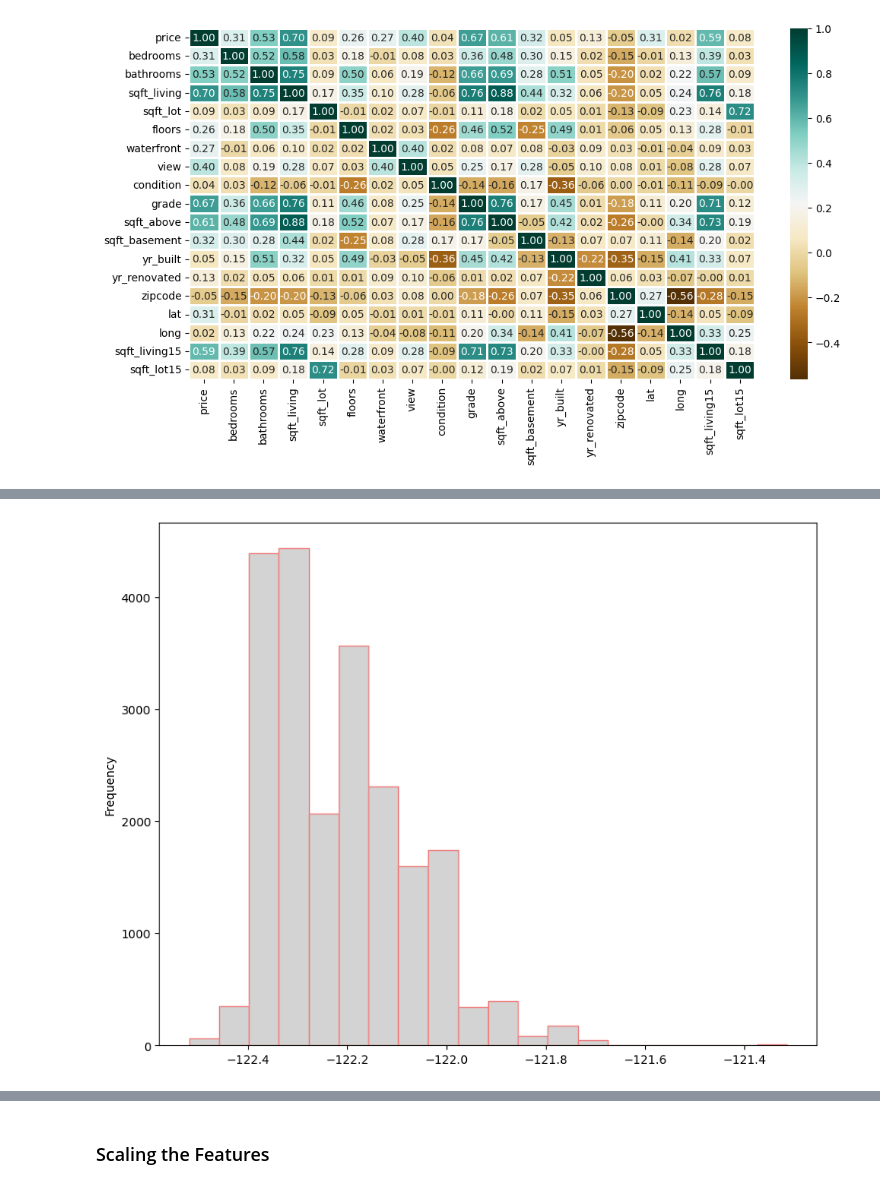
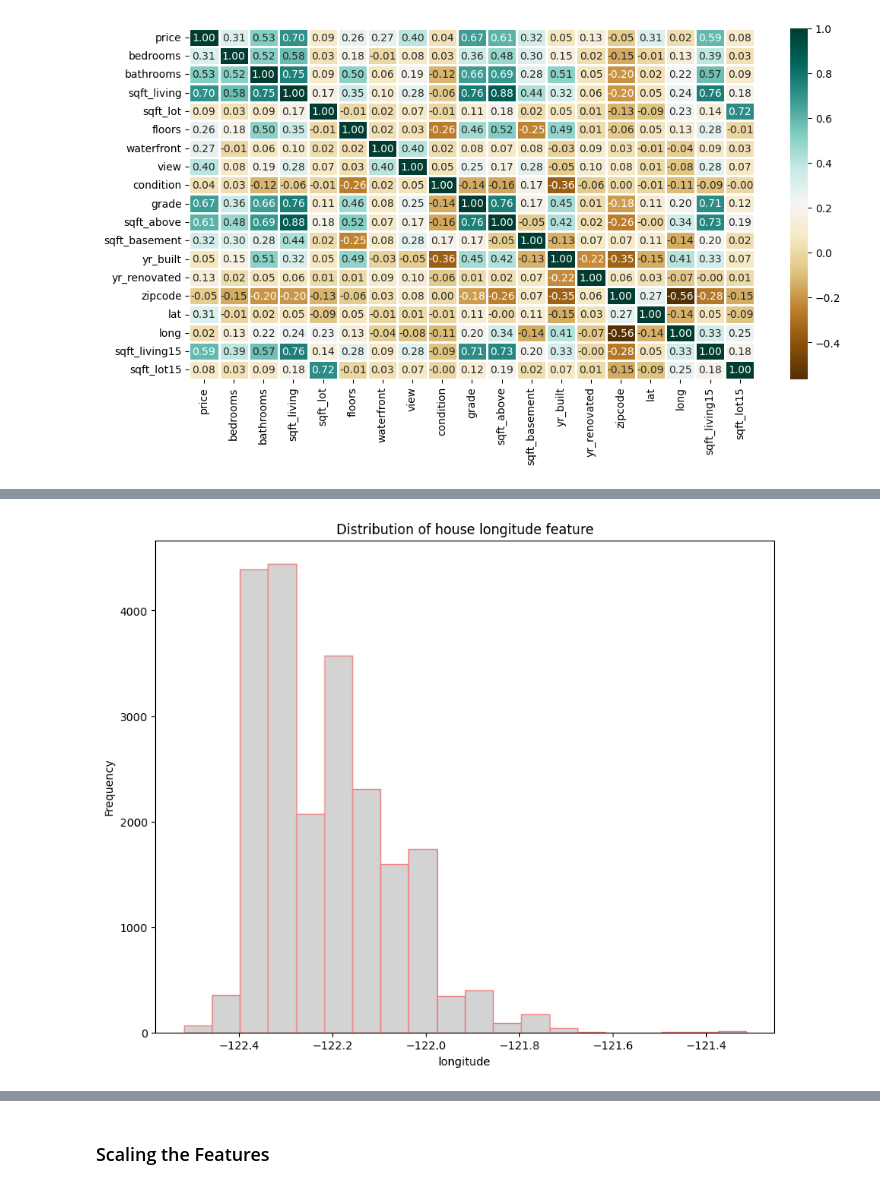
Before and after one commit to sunshine5/Capstone, a Jupyter notebook: prompt.ipynb, the cells around one changed output, grey strips where cells are left out. Drawn from its saved outputs; the diff is of its cells as text; code cells hidden in the pictures.

```diff
--- a/prompt.ipynb
+++ b/prompt.ipynb
@@ -290,9 +293,11 @@ plt.show()
 # %%
 # Visualize distribution of house longitude feature
-housing_df['long'].plot(kind = 'hist',bins = 20, figsize=(10,8),color = 'lightgrey',edgecolor='lightcoral' )
+housing_df['long'].plot(kind = 'hist',bins = 20, figsize=(10,8),color = 'lightgrey',edgecolor='lightcoral')
+plt.title('Distribution of house longitude feature')
+plt.xlabel('longitude')
 plt.show()
 # %% [output]
-[figure, old version]
+[figure, new version]
 # %%
 # Visualize price by view feature
 fig, ax = plt.subplots(figsize=(15, 10))
```
Also changed, not shown: parts of 50 cells of this notebook.
